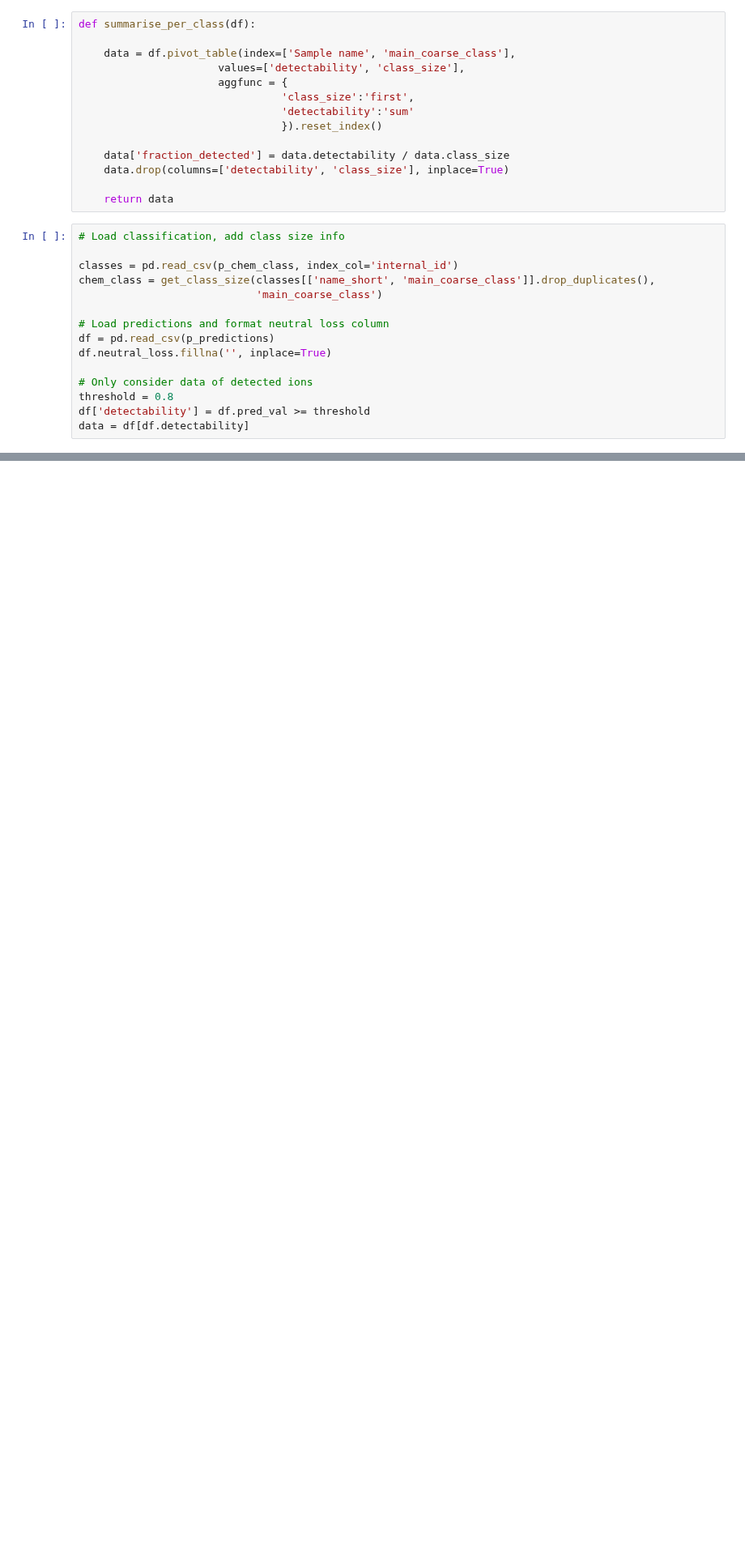
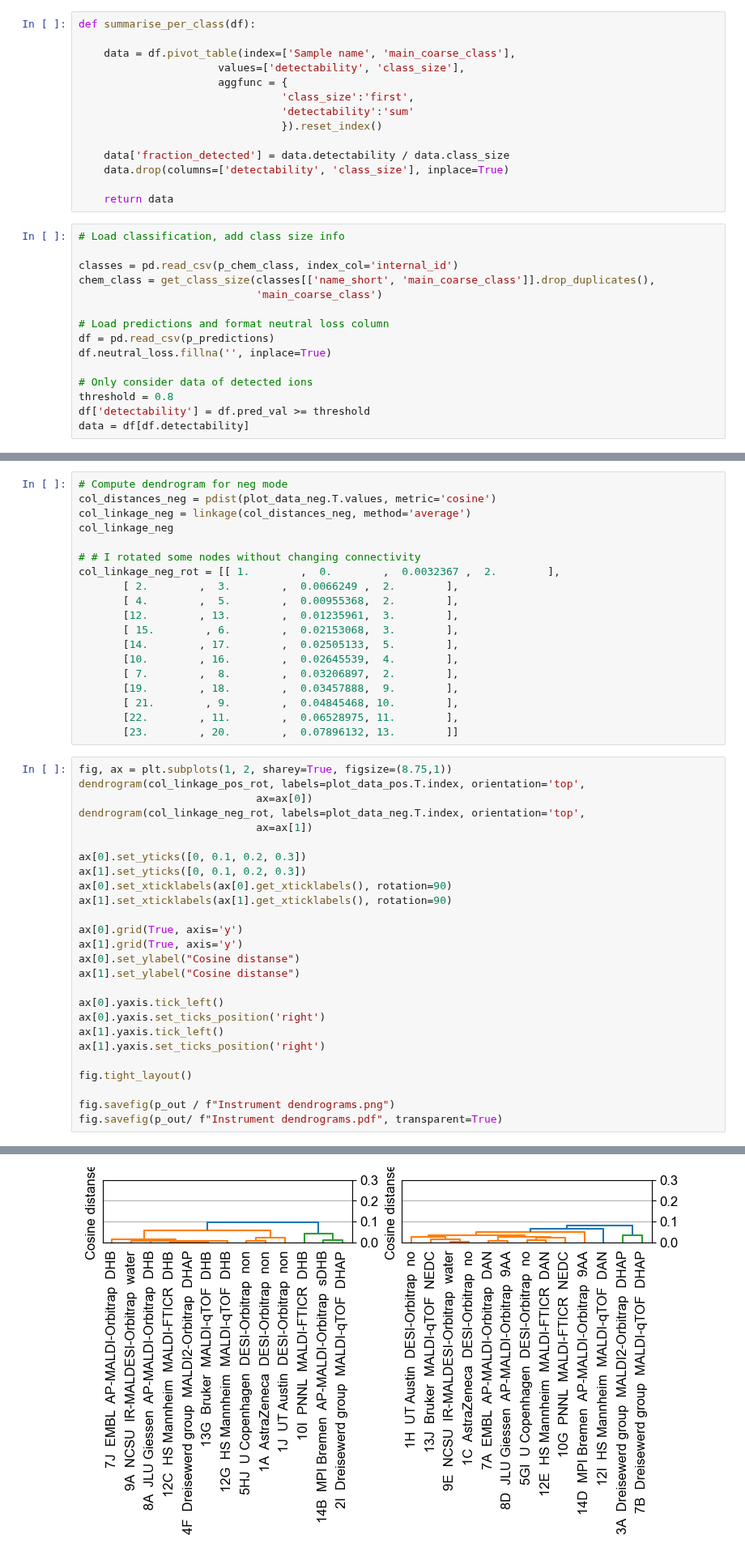
Before and after one commit to saharuka/metabolite_detectability, a Jupyter notebook: interlaboratory_comparison/figure_5B_heatmap_new_version.ipynb, the cells around one changed output, grey strips where cells are left out. Shown at 81% size. Drawn from its saved outputs; the diff is of its cells as text; blank space fills up the shorter version.

```diff
--- a/interlaboratory_comparison/figure_5B_heatmap_new_version.ipynb
+++ b/interlaboratory_comparison/figure_5B_heatmap_new_version.ipynb
@@ -154,0 +243,46 @@ for polarity in ['positive', 'negative']:
+# %%
+# Compute dendrogram for neg mode
+col_distances_neg = pdist(plot_data_neg.T.values, metric='cosine')
+col_linkage_neg = linkage(col_distances_neg, method='average')
+col_linkage_neg
+
+# # I rotated some nodes without changing connectivity
+col_linkage_neg_rot = [[ 1.        ,  0.        ,  0.0032367 ,  2.        ],
+       [ 2.        ,  3.        ,  0.0066249 ,  2.        ],
+       [ 4.        ,  5.        ,  0.00955368,  2.        ],
+       [12.        , 13.        ,  0.01235961,  3.        ],
+       [ 15.        , 6.        ,  0.02153068,  3.        ],
+       [14.        , 17.        ,  0.02505133,  5.        ],
+       [10.        , 16.        ,  0.02645539,  4.        ],
+       [ 7.        ,  8.        ,  0.03206897,  2.        ],
+       [19.        , 18.        ,  0.03457888,  9.        ],
+       [ 21.        , 9.        ,  0.04845468, 10.        ],
+       [22.        , 11.        ,  0.06528975, 11.        ],
+       [23.        , 20.        ,  0.07896132, 13.        ]]
+# %%
+fig, ax = plt.subplots(1, 2, sharey=True, figsize=(8.75,1))
+dendrogram(col_linkage_pos_rot, labels=plot_data_pos.T.index, orientation='top',
+                            ax=ax[0])
+dendrogram(col_linkage_neg_rot, labels=plot_data_neg.T.index, orientation='top',
+                            ax=ax[1])
+
+ax[0].set_yticks([0, 0.1, 0.2, 0.3])
+ax[1].set_yticks([0, 0.1, 0.2, 0.3])
+ax[0].set_xticklabels(ax[0].get_xticklabels(), rotation=90)
+ax[1].set_xticklabels(ax[1].get_xticklabels(), rotation=90)
+
+ax[0].grid(True, axis='y')
+ax[1].grid(True, axis='y')
+ax[0].set_ylabel("Cosine distanse")
+ax[1].set_ylabel("Cosine distanse")
+
+ax[0].yaxis.tick_left()
+ax[0].yaxis.set_ticks_position('right')
+ax[1].yaxis.tick_left()
+ax[1].yaxis.set_ticks_position('right')
+
+fig.tight_layout()
+
+fig.savefig(p_out / f"Instrument dendrograms.png")
+fig.savefig(p_out/ f"Instrument dendrograms.pdf", transparent=True)
+# %% [output]
@@ -154,0 +290 @@ for polarity in ['positive', 'negative']:
+[figure, added]
```
Also changed, not shown: parts of 13 cells of this notebook, 18 other files.
